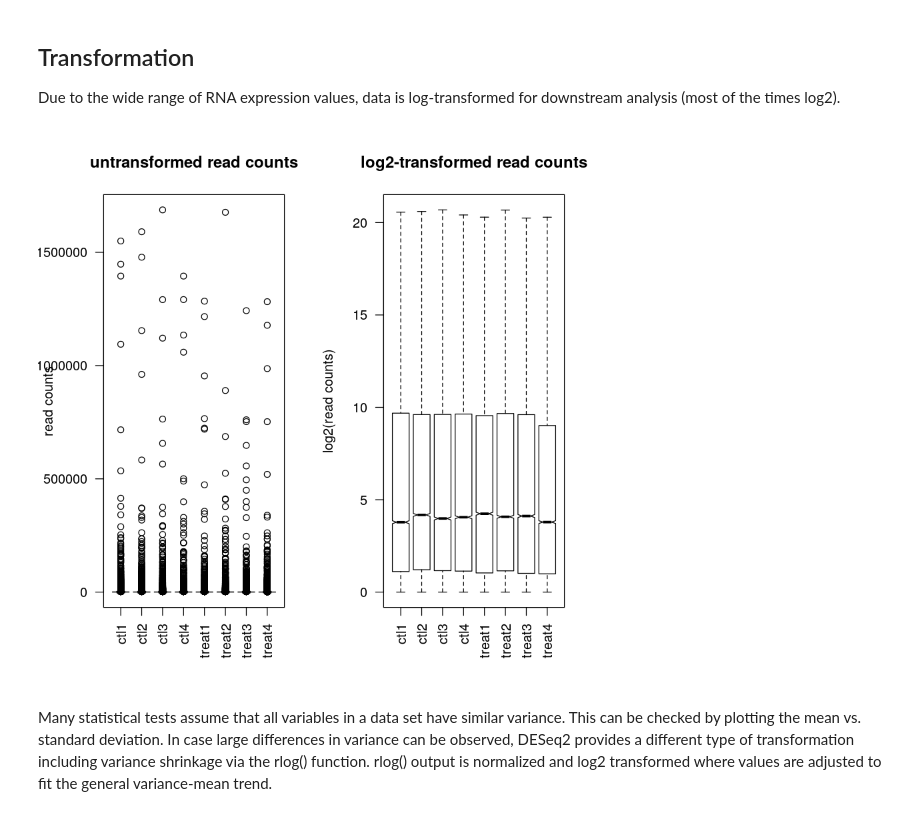
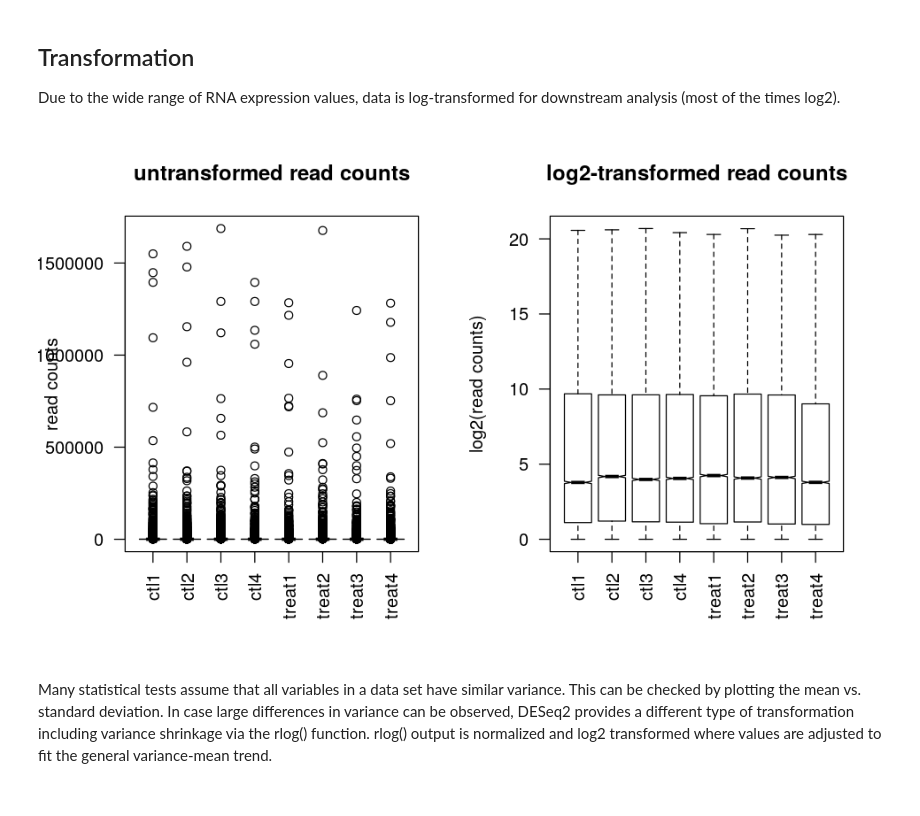
Before and after one commit to Sophia-art/EukaryoticTranscriptomics, a Jupyter notebook: exp_DGE.ipynb, the cells around one changed output. Cells and saved outputs as stored; diff of their text form; code cells hidden in the pictures.

```diff
--- a/exp_DGE.ipynb
+++ b/exp_DGE.ipynb
@@ -196,17 +200,17 @@ Due to the wide range of RNA expression values, data is log-transformed for down
 # %%
 # transform size-factor normalized read counts to log2 scale using pseudocount of 1 (+1 because log2(0))
 log.norm.counts <- log2(counts.sf_normalized + 1)
 
 # plot layout
 layout(matrix(c(1, 2), nrow=1, byrow=TRUE),)
-
+options(repr.plot.width=8, repr.plot.height=5)
 # boxplots of non-transformed read counts ( one per sample )
 boxplot(counts.sf_normalized, notch = TRUE , main = "untransformed read counts" , ylab = "read counts", las = 2)
 
 # box plots of log2 - transformed read counts
 boxplot(log.norm.counts, notch = TRUE , main = "log2-transformed read counts" , ylab = "log2(read counts)", las = 2)
 # %% [output]
-[figure, old version]
+[figure, new version]
 # %% [markdown]
 Many statistical tests assume that all variables in a data set have similar variance. This can be checked by plotting the mean vs. standard deviation. In case large differences in variance can be observed, DESeq2 provides a different type of transformation including variance shrinkage via the rlog() function. rlog() output is normalized and log2 transformed where values are adjusted to fit the general variance-mean trend.
 # %%
```
Also changed, not shown: parts of 10 cells of this notebook.
